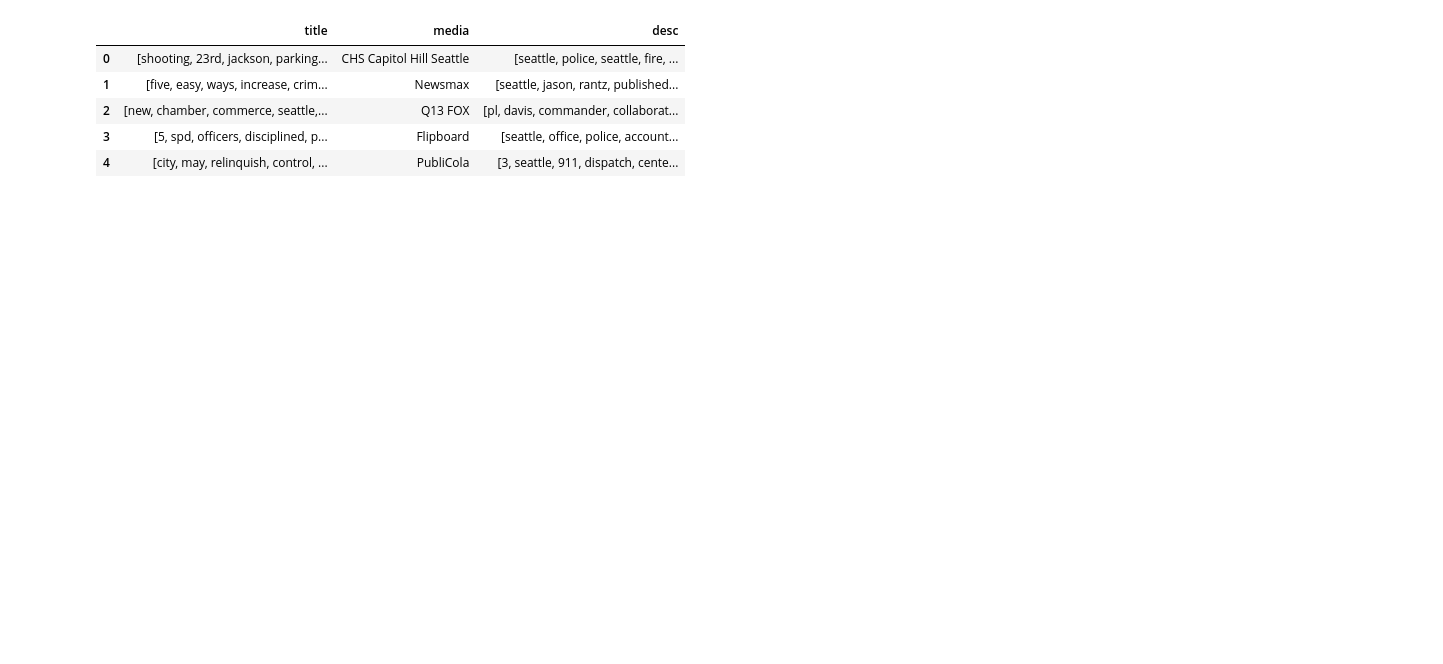
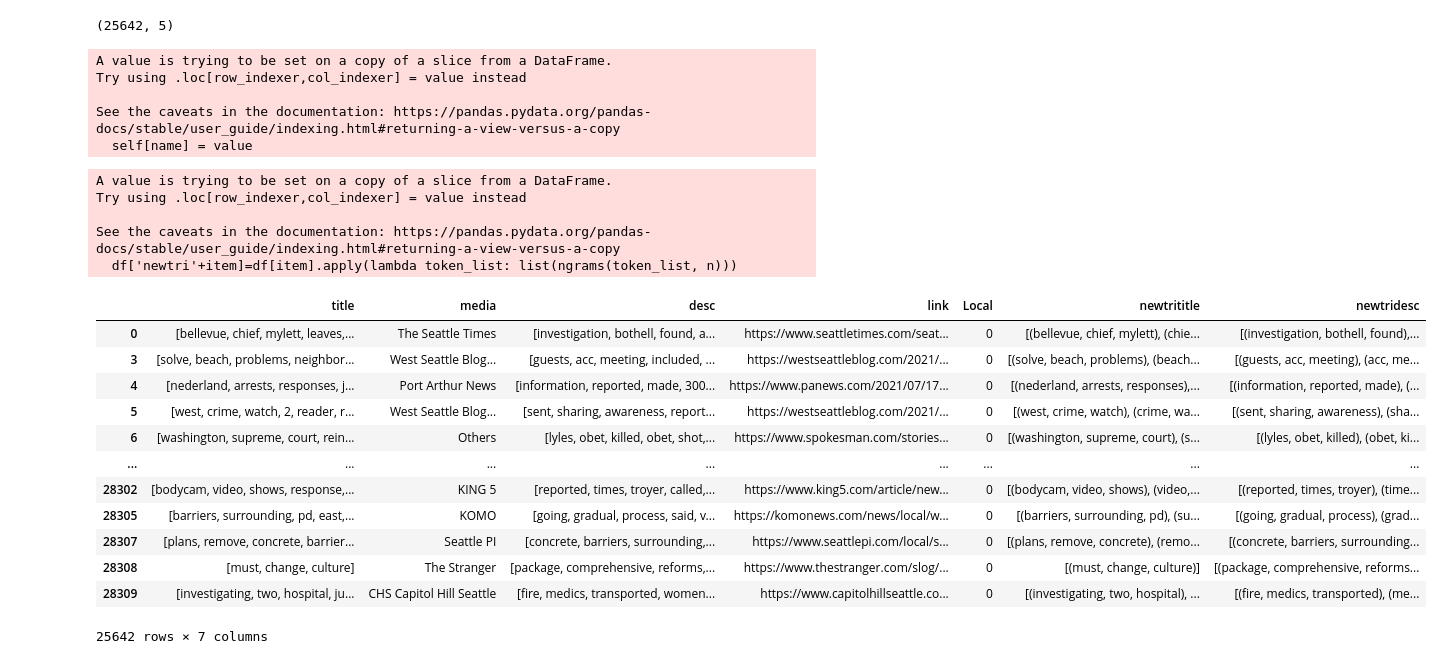
Before and after one commit to DS4A2-Team49/project_jupyter_notebooks, a Jupyter notebook: news_explore_clean.ipynb, the cells around one changed output. Saved outputs shown, nothing was run; the diff lists cells and outputs as text; code cells hidden in the pictures; blank space fills up the shorter version.

```diff
--- a/news_explore_clean.ipynb
+++ b/news_explore_clean.ipynb
@@ -53,7 +198,20 @@ Name: media, dtype: int64
+# %%
+df.shape
+# %% [output]
+(25642, 5)
 # %%
+from nltk.stem import WordNetLemmatizer
+lemmatizer = WordNetLemmatizer()
+
 #Tokenize and Normalize (standardize) the text by removing all punctuation
 #from 'title' and 'desc' making all text lower case
 
 df.title = df.title.apply(lambda x: nltk.RegexpTokenizer(r"\w+").tokenize(x.lower()))
 df.desc = df.desc.apply(lambda x: nltk.RegexpTokenizer(r"\w+").tokenize(x.lower()))
+# %% [output]
+A value is trying to be set on a copy of a slice from a DataFrame.
+Try using .loc[row_indexer,col_indexer] = value instead
+
+See the caveats in the documentation: https://pandas.pydata.org/pandas-docs/stable/user_guide/indexing.html#returning-a-view-versus-a-copy
+  self[name] = value
 # %%
@@ -63,12 +224,31 @@ df.desc = df.desc.apply(lambda x: [word for word in x if word not in stopwords.w
-# %%
-df.head()
-# %% [output]
-|  | title | media | desc |
-| 0 | [shooting, 23rd, jackson, parking... | CHS Capitol Hill Seattle | [seattle, police, seattle, fire, ... |
-| 1 | [five, easy, ways, increase, crim... | Newsmax | [seattle, jason, rantz, published... |
-| 2 | [new, chamber, commerce, seattle,... | Q13 FOX | [pl, davis, commander, collaborat... |
-| 3 | [5, spd, officers, disciplined, p... | Flipboard | [seattle, office, police, account... |
-| 4 | [city, may, relinquish, control, ... | PubliCola | [3, seattle, 911, dispatch, cente... |
+# %%
+#create trigram from tokenized list
+from nltk.util import ngrams
+def ngramconvert(df,n=3):
+    for item in df[['title', 'desc']].columns:
+        df['newtri'+item]=df[item].apply(lambda token_list: list(ngrams(token_list, n)))
+    return df
+# %%
+ngramconvert(df, n=3)
+# %% [output]
+A value is trying to be set on a copy of a slice from a DataFrame.
+Try using .loc[row_indexer,col_indexer] = value instead
+
+See the caveats in the documentation: https://pandas.pydata.org/pandas-docs/stable/user_guide/indexing.html#returning-a-view-versus-a-copy
+  df['newtri'+item]=df[item].apply(lambda token_list: list(ngrams(token_list, n)))
+|  | title | media | desc | link | Local | newtrititle | newtridesc |
+| 0 | [bellevue, chief, mylett, leaves,... | The Seattle Times | [investigation, bothell, found, a... | https://www.seattletimes.com/seat... | 0 | [(bellevue, chief, mylett), (chie... | [(investigation, bothell, found),... |
+| 3 | [solve, beach, problems, neighbor... | West Seattle Blog... | [guests, acc, meeting, included, ... | https://westseattleblog.com/2021/... | 0 | [(solve, beach, problems), (beach... | [(guests, acc, meeting), (acc, me... |
+| 4 | [nederland, arrests, responses, j... | Port Arthur News | [information, reported, made, 300... | https://www.panews.com/2021/07/17... | 0 | [(nederland, arrests, responses),... | [(information, reported, made), (... |
+| 5 | [west, crime, watch, 2, reader, r... | West Seattle Blog... | [sent, sharing, awareness, report... | https://westseattleblog.com/2021/... | 0 | [(west, crime, watch), (crime, wa... | [(sent, sharing, awareness), (sha... |
+| 6 | [washington, supreme, court, rein... | Others | [lyles, obet, killed, obet, shot,... | https://www.spokesman.com/stories... | 0 | [(washington, supreme, court), (s... | [(lyles, obet, killed), (obet, ki... |
+| ... | ... | ... | ... | ... | ... | ... | ... |
+| 28302 | [bodycam, video, shows, response,... | KING 5 | [reported, times, troyer, called,... | https://www.king5.com/article/new... | 0 | [(bodycam, video, shows), (video,... | [(reported, times, troyer), (time... |
+| 28305 | [barriers, surrounding, pd, east,... | KOMO | [going, gradual, process, said, v... | https://komonews.com/news/local/w... | 0 | [(barriers, surrounding, pd), (su... | [(going, gradual, process), (grad... |
+| 28307 | [plans, remove, concrete, barrier... | Seattle PI | [concrete, barriers, surrounding,... | https://www.seattlepi.com/local/s... | 0 | [(plans, remove, concrete), (remo... | [(concrete, barriers, surrounding... |
+| 28308 | [must, change, culture] | The Stranger | [package, comprehensive, reforms,... | https://www.thestranger.com/slog/... | 0 | [(must, change, culture)] | [(package, comprehensive, reforms... |
+| 28309 | [investigating, two, hospital, ju... | CHS Capitol Hill Seattle | [fire, medics, transported, women... | https://www.capitolhillseattle.co... | 0 | [(investigating, two, hospital), ... | [(fire, medics, transported), (me... |
+25642 rows × 7 columns
 # %%
 from nltk.probability import FreqDist
 
```
Also changed, not shown: parts of 42 cells of this notebook.
